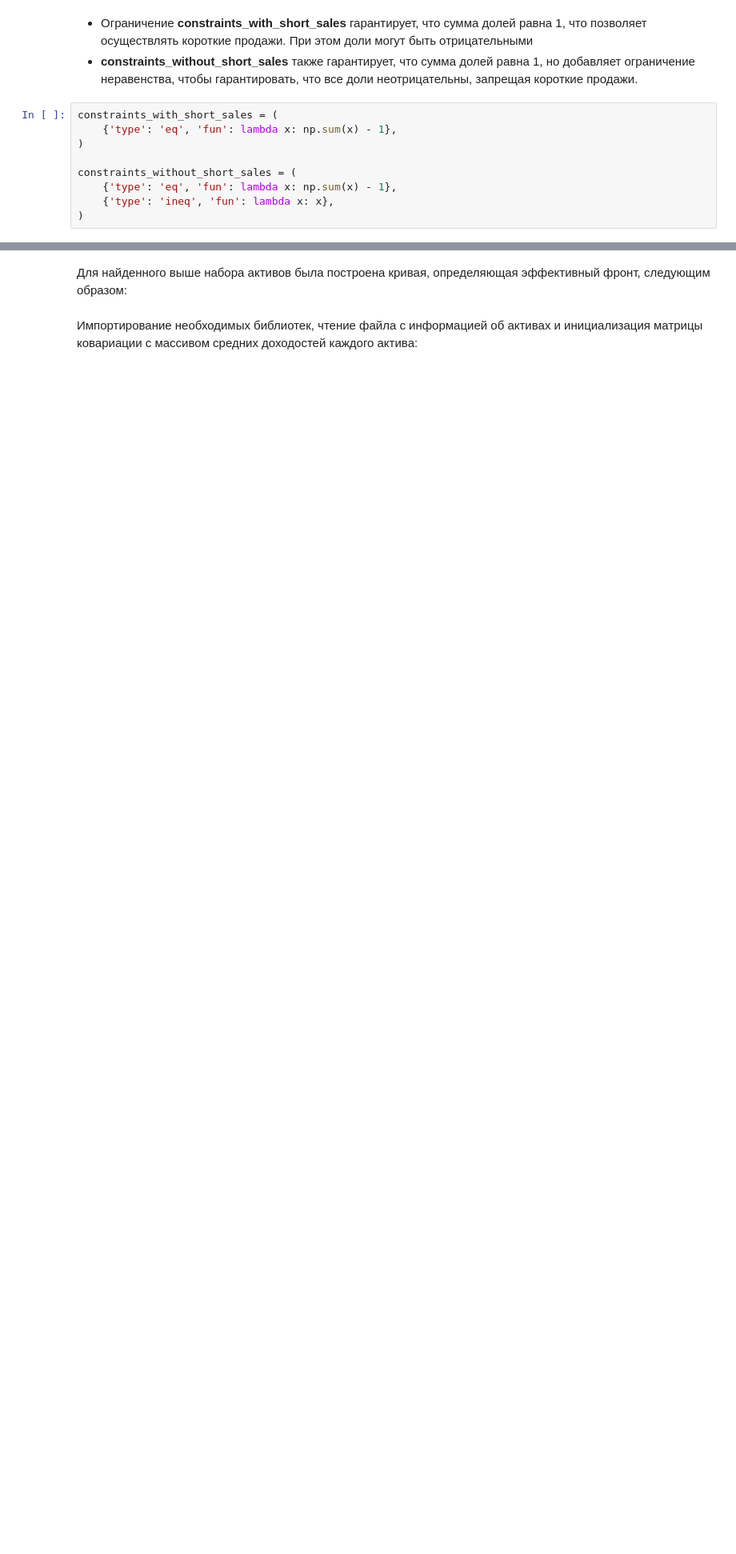
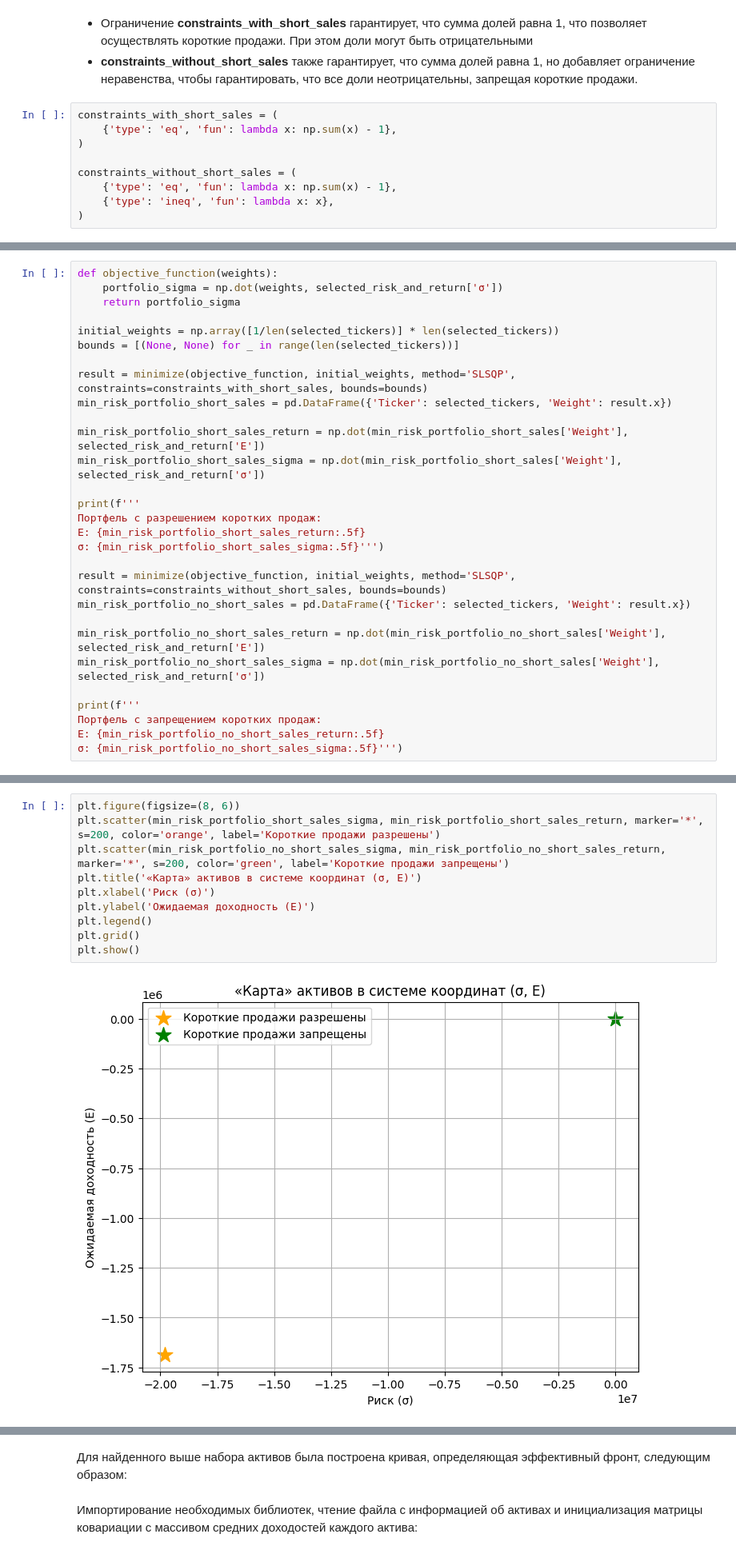
Before and after one commit to AkyLkaNastya/stock-market-analysis, a Jupyter notebook: Часть 2/report.ipynb, the cells around one changed output, grey strips where cells are left out. Shown at 80% size. Cells and saved outputs as stored; diff of their text form; blank space fills up the shorter version.

```diff
--- a/Часть 2/report.ipynb
+++ b/Часть 2/report.ipynb
@@ -307,0 +160,29 @@ plt.grid(True)
+# %%
+def objective_function(weights):
+    portfolio_sigma = np.dot(weights, selected_risk_and_return['σ'])
+    return portfolio_sigma
+
+initial_weights = np.array([1/len(selected_tickers)] * len(selected_tickers))
+bounds = [(None, None) for _ in range(len(selected_tickers))]
+
+result = minimize(objective_function, initial_weights, method='SLSQP', constraints=constraints_with_short_sales, bounds=bounds)
+min_risk_portfolio_short_sales = pd.DataFrame({'Ticker': selected_tickers, 'Weight': result.x})
+
+min_risk_portfolio_short_sales_return = np.dot(min_risk_portfolio_short_sales['Weight'], selected_risk_and_return['E'])
+min_risk_portfolio_short_sales_sigma = np.dot(min_risk_portfolio_short_sales['Weight'], selected_risk_and_return['σ'])
+
+print(f'''
+Портфель с разрешением коротких продаж:
+E: {min_risk_portfolio_short_sales_return:.5f}
+σ: {min_risk_portfolio_short_sales_sigma:.5f}''')
+
+result = minimize(objective_function, initial_weights, method='SLSQP', constraints=constraints_without_short_sales, bounds=bounds)
+min_risk_portfolio_no_short_sales = pd.DataFrame({'Ticker': selected_tickers, 'Weight': result.x})
+
+min_risk_portfolio_no_short_sales_return = np.dot(min_risk_portfolio_no_short_sales['Weight'], selected_risk_and_return['E'])
+min_risk_portfolio_no_short_sales_sigma = np.dot(min_risk_portfolio_no_short_sales['Weight'], selected_risk_and_return['σ'])
+
+print(f'''
+Портфель с запрещением коротких продаж:
+E: {min_risk_portfolio_no_short_sales_return:.5f}
+σ: {min_risk_portfolio_no_short_sales_sigma:.5f}''')
@@ -307,0 +197,12 @@ plt.grid(True)
+# %%
+plt.figure(figsize=(8, 6))
+plt.scatter(min_risk_portfolio_short_sales_sigma, min_risk_portfolio_short_sales_return, marker='*', s=200, color='orange', label='Короткие продажи разрешены')
+plt.scatter(min_risk_portfolio_no_short_sales_sigma, min_risk_portfolio_no_short_sales_return, marker='*', s=200, color='green', label='Короткие продажи запрещены')
+plt.title('«Карта» активов в системе координат (σ, E)')
+plt.xlabel('Риск (σ)')
+plt.ylabel('Ожидаемая доходность (E)')
+plt.legend()
+plt.grid()
+plt.show()
+# %% [output]
+[figure, added]
```
Also changed, not shown: parts of 35 cells of this notebook, 2 other files.
